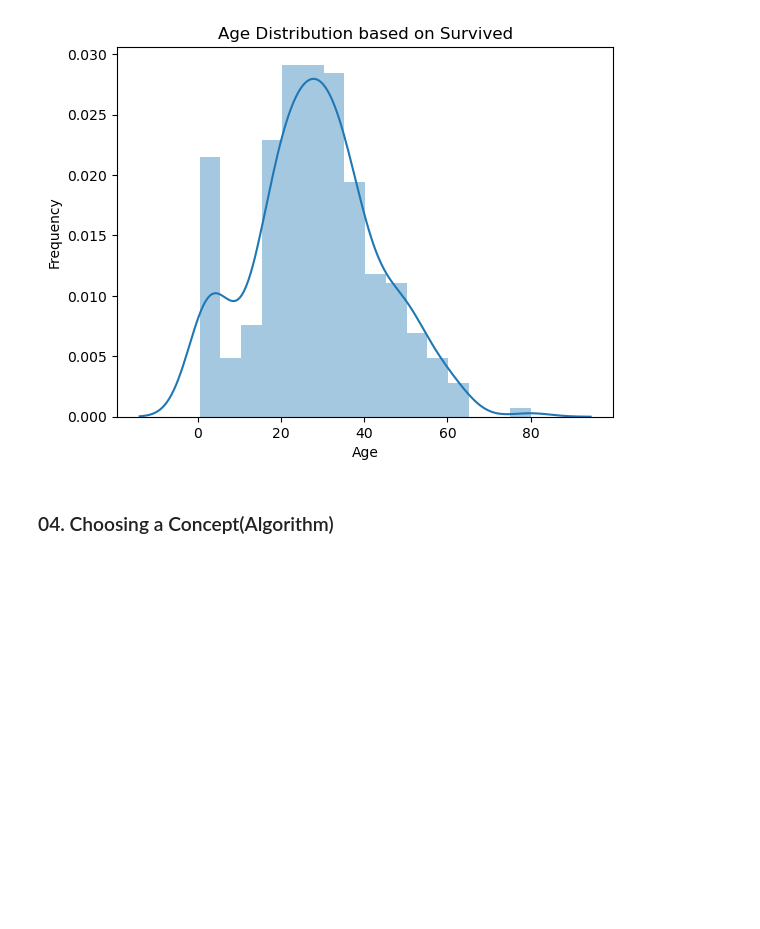
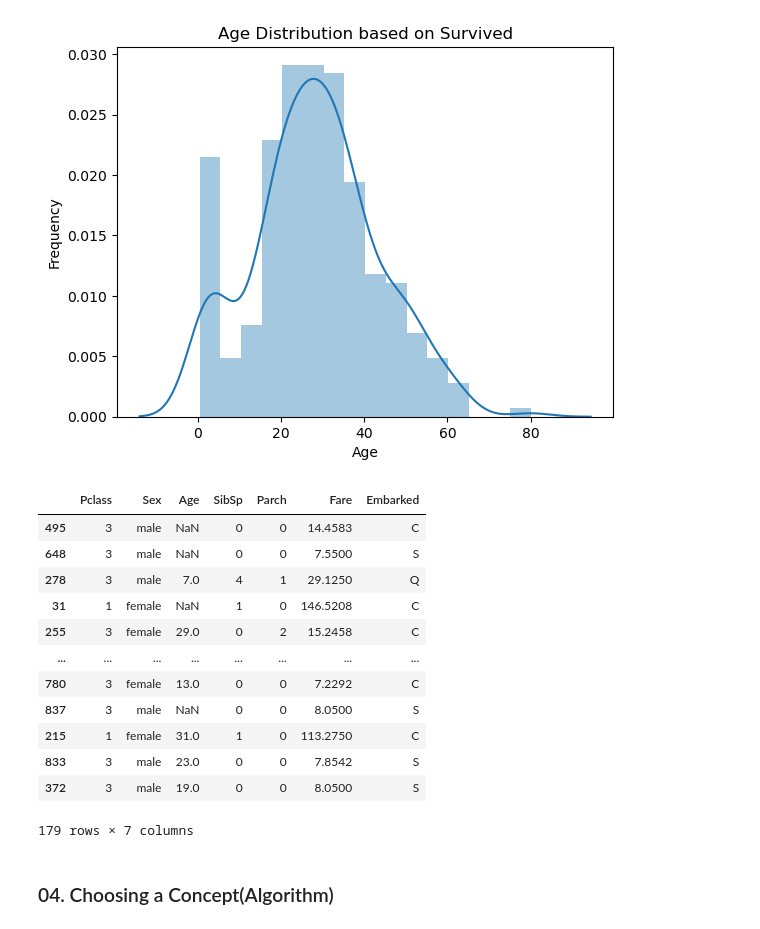
Before and after one commit to Siva1204Tharsh/CodeAlpha_TITANIC_CLASSIFICATION_Task01, a Jupyter notebook: Titanic_Survival_Classification.ipynb, the cells around one changed output. Saved outputs shown, nothing was run; the diff lists cells and outputs as text; code cells hidden in the pictures; blank space fills up the shorter version.

```diff
--- a/Titanic_Survival_Classification.ipynb
+++ b/Titanic_Survival_Classification.ipynb
@@ -198,6 +198,22 @@ https://gist.github.com/mwaskom/de44147ed2974457ad6372750bbe5751
 from sklearn.model_selection import train_test_split
 
 X_train, X_test, y_train, y_test = train_test_split(X, y, test_size=0.2, random_state=0)
+# %%
+X_test
+# %% [output]
+|  | Pclass | Sex | Age | SibSp | Parch | Fare | Embarked |
+| 495 | 3 | male | NaN | 0 | 0 | 14.4583 | C |
+| 648 | 3 | male | NaN | 0 | 0 | 7.5500 | S |
+| 278 | 3 | male | 7.0 | 4 | 1 | 29.1250 | Q |
+| 31 | 1 | female | NaN | 1 | 0 | 146.5208 | C |
+| 255 | 3 | female | 29.0 | 0 | 2 | 15.2458 | C |
+| ... | ... | ... | ... | ... | ... | ... | ... |
+| 780 | 3 | female | 13.0 | 0 | 0 | 7.2292 | C |
+| 837 | 3 | male | NaN | 0 | 0 | 8.0500 | S |
+| 215 | 1 | female | 31.0 | 1 | 0 | 113.2750 | C |
+| 833 | 3 | male | 23.0 | 0 | 0 | 7.8542 | S |
+| 372 | 3 | male | 19.0 | 0 | 0 | 8.0500 | S |
+179 rows × 7 columns
 # %% [markdown]
 ### 04. Choosing  a Concept(Algorithm)
 # %%
```
Also changed, not shown: parts of 1 cell of this notebook, 2 other files.
